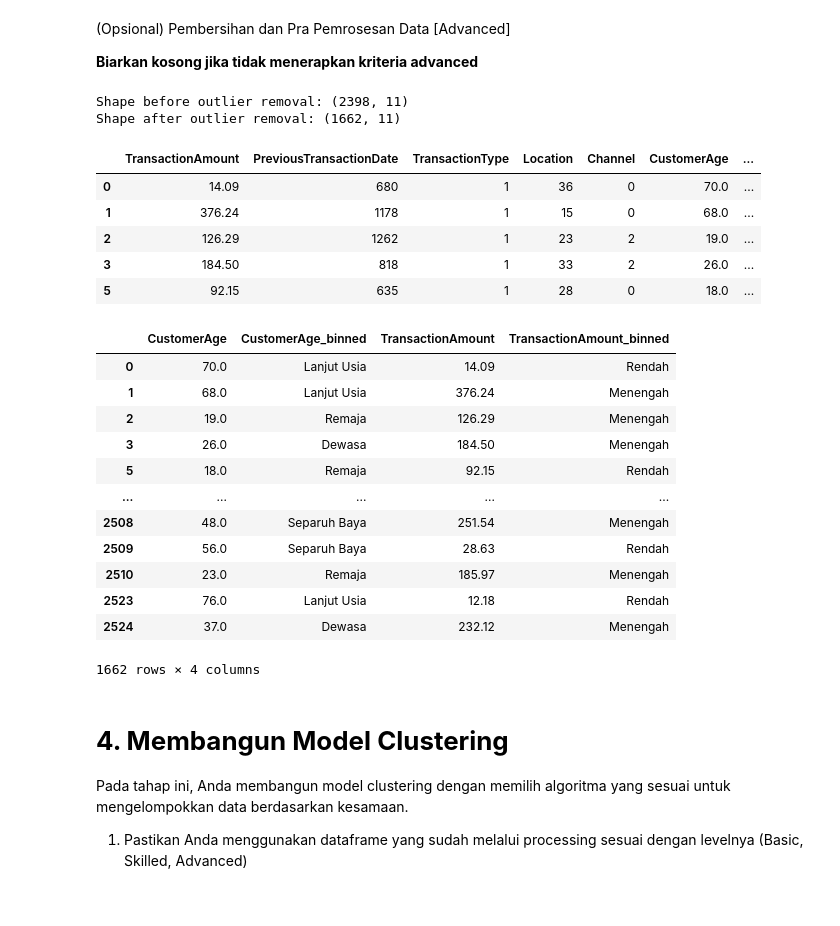
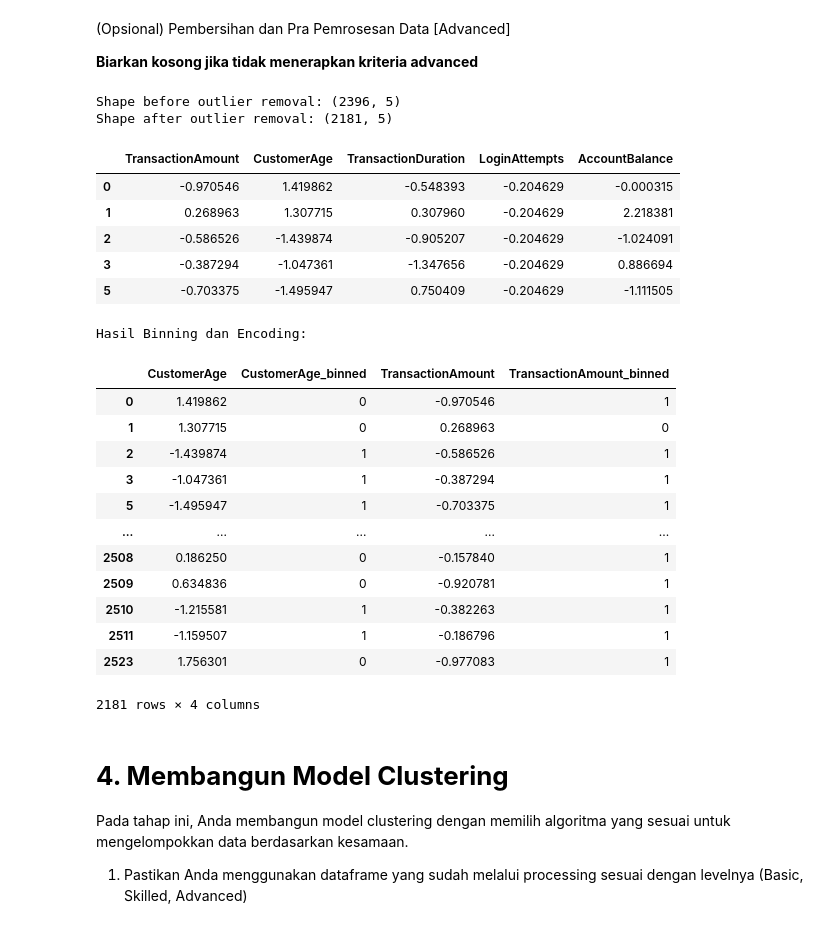
Before and after one commit to Hijaan/Dicoding_HIjaan, a Jupyter notebook: [Clustering]_Submission_Akhir_BMLP_Hasbi.ipynb, the cells around one changed output. Cells and saved outputs as stored; diff of their text form; code cells hidden in the pictures.

```diff
--- a/[Clustering]_Submission_Akhir_BMLP_Hasbi.ipynb
+++ b/[Clustering]_Submission_Akhir_BMLP_Hasbi.ipynb
@@ -262,7 +272,10 @@ df.columns.tolist()
 **Biarkan kosong jika tidak menerapkan kriteria skilled**
 # %%
 # Menangani data yang hilang (bisa menggunakan dropna() atau metode imputasi fillna()).
-df_nna = df.dropna()
+# Kita lakukan secara terpisah agar data yang akan di binning nanti sudah bersih
+df_drop_num = df_scaled.dropna()
+df_drop_cat = df_encoded.dropna()
 # %%
 # Menghapus data duplikat menggunakan drop_duplicates().
-df_raw = df_nna.drop_duplicates()
+df_raw = df_drop_num.drop_duplicates()
+df_cat_clean = df_drop_cat.drop_duplicates()
@@ -281,7 +298,7 @@ IQR = Q3 - Q1
 # Identify outliers in the numerical columns
 outlier_condition = ((numerical_df_raw < (Q1 - 1.5 * IQR)) | (numerical_df_raw > (Q3 + 1.5 * IQR))).any(axis=1)
 
-# Filter df_raw dair outlier kemudian dibuat copynya
+# Filter df_raw dari outlier kemudian dibuat copynya
 df_clean = df_raw[~outlier_condition].copy()
 
 # menampilkan perbandingan jumlah data sbeelum dihapus outliernya dan sesudah dihapus outliernya
@@ -290,44 +307,50 @@ print(f"Shape after outlier removal: {df_clean.shape}")
 
 display(df_clean.head())
 # %% [output]
-Shape before outlier removal: (2398, 11)
-Shape after outlier removal: (1662, 11)
+Shape before outlier removal: (2396, 5)
+Shape after outlier removal: (2181, 5)
-|  | TransactionAmount | PreviousTransactionDate | TransactionType | Location | Channel | CustomerAge | ... |
-| 0 | 14.09 | 680 | 1 | 36 | 0 | 70.0 | ... |
-| 1 | 376.24 | 1178 | 1 | 15 | 0 | 68.0 | ... |
-| 2 | 126.29 | 1262 | 1 | 23 | 2 | 19.0 | ... |
-| 3 | 184.50 | 818 | 1 | 33 | 2 | 26.0 | ... |
-| 5 | 92.15 | 635 | 1 | 28 | 0 | 18.0 | ... |
+|  | TransactionAmount | CustomerAge | TransactionDuration | LoginAttempts | AccountBalance |
+| 0 | -0.970546 | 1.419862 | -0.548393 | -0.204629 | -0.000315 |
+| 1 | 0.268963 | 1.307715 | 0.307960 | -0.204629 | 2.218381 |
+| 2 | -0.586526 | -1.439874 | -0.905207 | -0.204629 | -1.024091 |
+| 3 | -0.387294 | -1.047361 | -1.347656 | -0.204629 | 0.886694 |
+| 5 | -0.703375 | -1.495947 | 0.750409 | -0.204629 | -1.111505 |
 # %%
-# Melakukan binning data berdasarkan kondisi rentang nilai pada fitur numerik,
-# lakukan pada satu sampai dua fitur numerik.
-# Silahkan lakukan encode hasil binning tersebut menggunakan LabelEncoder.
-# Pastikan kamu mengerjakan tahapan ini pada satu cell.
-age_bins = [0, 25, 40, 60, 100]
-age_labels = ['Remaja', 'Dewasa', 'Separuh Baya', 'Lanjut Usia']
+# Melakukan binning pada fitur 'CustomerAge'
+# Menentukan umur berdasarkan karakteristik data dari
+age_bins = [0, 25, 40, 100]
+age_labels = ['Remaja', 'Dewasa', 'Lanjut Usia']
 df_clean['CustomerAge_binned'] = pd.cut(df_clean['CustomerAge'], bins=age_bins, labels=age_labels, right=False)
 
+# Melakukan binning pada fitur 'TransactionAmount'
 amount_bins = [0, 100, 500, 1000, 2000]
 amount_labels = ['Rendah', 'Menengah ', 'Tinggi', 'Sangat Tinggi']
-df_clean['TransactionAmount_binned'] = pd.cut(df['TransactionAmount'], bins=amount_bins, labels=amount_labels, right=False)
+df_clean['TransactionAmount_binned'] = pd.cut(df_clean['TransactionAmount'], bins=amount_bins, labels=amount_labels, right=False)
 
-# Display the head of the dataframe with new binned and encoded columns
+# Melakukan encoding hasil binning menggunakan LabelEncoder
+label = LabelEncoder()
+df_clean['CustomerAge_binned'] = label.fit_transform(df_clean['CustomerAge_binned'])
+df_clean['TransactionAmount_binned'] = label.fit_transform(df_clean['TransactionAmount_binned'])
+
+# Menampilkan 5 baris teratas dengan kolom baru
+print("Hasil Binning dan Encoding:")
 display(df_clean[['CustomerAge', 'CustomerAge_binned',
-            'TransactionAmount', 'TransactionAmount_binned']])
+                  'TransactionAmount', 'TransactionAmount_binned']])
 # %% [output]
+Hasil Binning dan Encoding:
 |  | CustomerAge | CustomerAge_binned | TransactionAmount | TransactionAmount_binned |
-| 0 | 70.0 | Lanjut Usia | 14.09 | Rendah |
-| 1 | 68.0 | Lanjut Usia | 376.24 | Menengah |
-| 2 | 19.0 | Remaja | 126.29 | Menengah |
-| 3 | 26.0 | Dewasa | 184.50 | Menengah |
-| 5 | 18.0 | Remaja | 92.15 | Rendah |
+| 0 | 1.419862 | 0 | -0.970546 | 1 |
+| 1 | 1.307715 | 0 | 0.268963 | 0 |
+| 2 | -1.439874 | 1 | -0.586526 | 1 |
+| 3 | -1.047361 | 1 | -0.387294 | 1 |
+| 5 | -1.495947 | 1 | -0.703375 | 1 |
 | ... | ... | ... | ... | ... |
-| 2508 | 48.0 | Separuh Baya | 251.54 | Menengah |
-| 2509 | 56.0 | Separuh Baya | 28.63 | Rendah |
-| 2510 | 23.0 | Remaja | 185.97 | Menengah |
-| 2523 | 76.0 | Lanjut Usia | 12.18 | Rendah |
-| 2524 | 37.0 | Dewasa | 232.12 | Menengah |
+| 2508 | 0.186250 | 0 | -0.157840 | 1 |
+| 2509 | 0.634836 | 0 | -0.920781 | 1 |
+| 2510 | -1.215581 | 1 | -0.382263 | 1 |
+| 2511 | -1.159507 | 1 | -0.186796 | 1 |
+| 2523 | 1.756301 | 0 | -0.977083 | 1 |
-1662 rows × 4 columns
+2181 rows × 4 columns
 # %% [markdown]
 # **4. Membangun Model Clustering**
 Pada tahap ini, Anda membangun model clustering dengan memilih algoritma yang sesuai untuk mengelompokkan data berdasarkan kesamaan.
```
Also changed, not shown: parts of 23 cells of this notebook.
